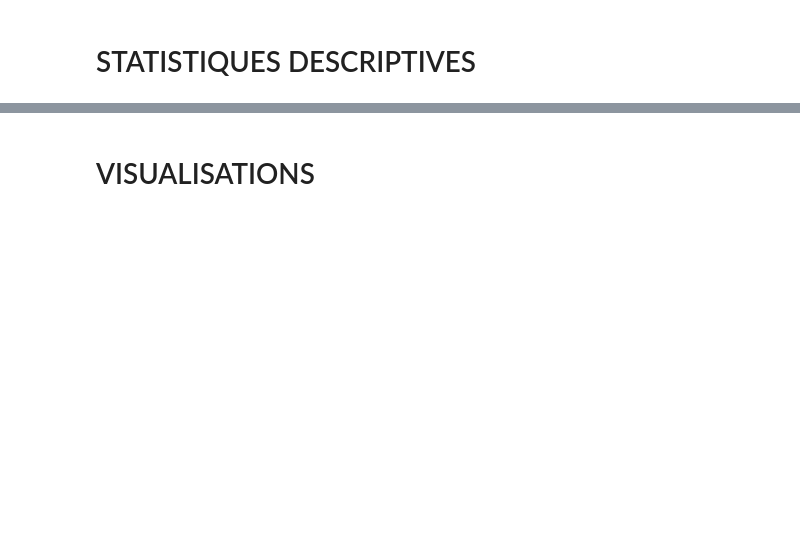
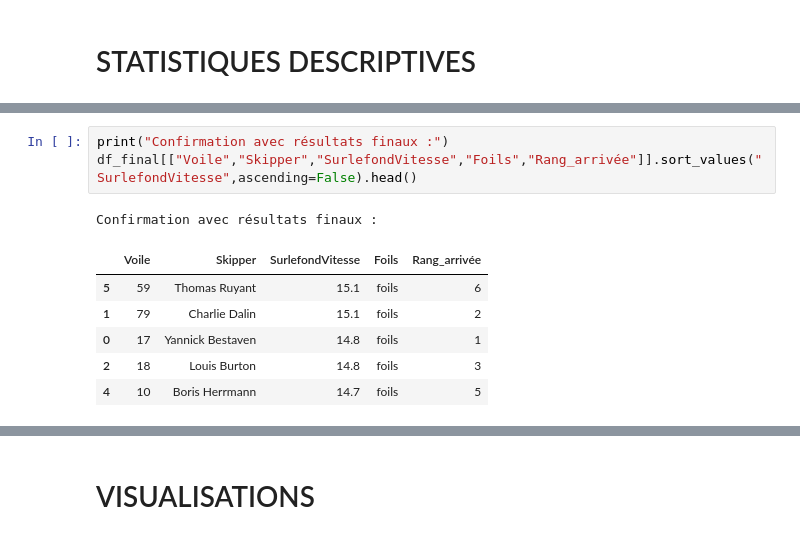
Before and after one commit to Kit-Data-Science-Telecom-2021-2022/KitBD_PSamir, a Jupyter notebook: Projet/projet.ipynb, the cells around one changed output, grey strips where cells are left out. Cells and saved outputs as stored; diff of their text form; blank space fills up the shorter version.

```diff
--- a/Projet/projet.ipynb
+++ b/Projet/projet.ipynb
@@ -250,0 +251,11 @@ df_merged.groupby(["Skipper","Voile"])["classement_vitesse_kts"].mean().sort_val
+# %%
+print("Confirmation avec résultats finaux :")
+df_final[["Voile","Skipper","SurlefondVitesse","Foils","Rang_arrivée"]].sort_values("SurlefondVitesse",ascending=False).head()
+# %% [output]
+Confirmation avec résultats finaux :
+|  | Voile | Skipper | SurlefondVitesse | Foils | Rang_arrivée |
+| 5 | 59 | Thomas Ruyant | 15.1 | foils | 6 |
+| 1 | 79 | Charlie Dalin | 15.1 | foils | 2 |
+| 0 | 17 | Yannick Bestaven | 14.8 | foils | 1 |
+| 2 | 18 | Louis Burton | 14.8 | foils | 3 |
+| 4 | 10 | Boris Herrmann | 14.7 | foils | 5 |
```
Also changed, not shown: parts of 26 cells of this notebook.
